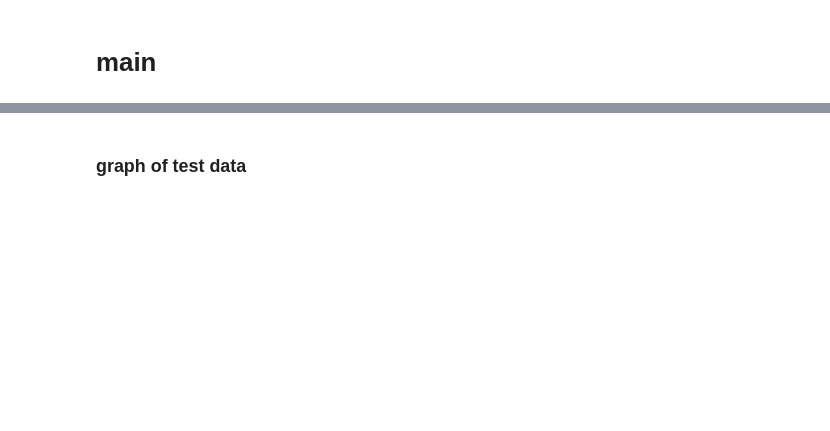
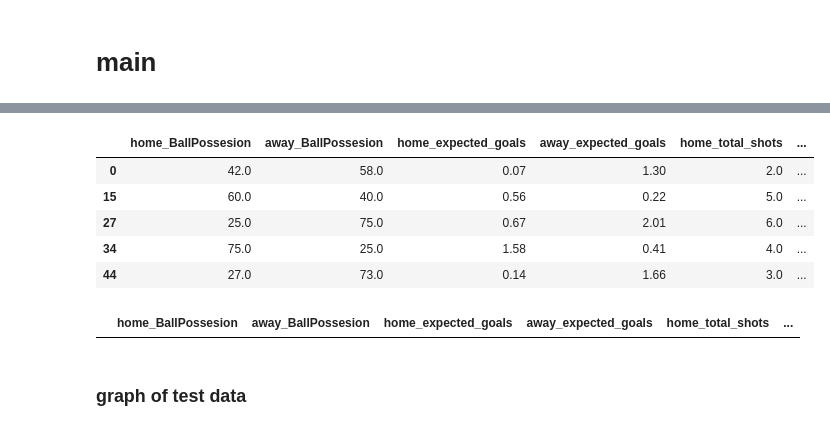
Before and after one commit to brimell/ailvarez, a Jupyter notebook: framework/football_with_teams_full_scoreline_new_data_random_forest.ipynb, the cells around one changed output, grey strips where cells are left out. Saved outputs shown, nothing was run; the diff lists cells and outputs as text; code cells hidden in the pictures; blank space fills up the shorter version.

```diff
--- a/framework/football_with_teams_full_scoreline_new_data_random_forest.ipynb
+++ b/framework/football_with_teams_full_scoreline_new_data_random_forest.ipynb
@@ -115,6 +115,8 @@ from sklearn.preprocessing import LabelEncoder
 import matplotlib.pyplot as plt
 import pandas as pd
 pd.set_option('display.expand_frame_repr', False)
+# pd.options.display.max_rows = 2000
+pd.options.display.max_columns = 2000
 # %%
 Fot = FotMob()
 f = (
@@ -280,0 +296,15 @@ acc, prec
+# %%
+import re
+
+# split home_accurate_passes e.g. 185 (83%) to home_accurate_passes and home_accurate_passes_percentage
+for col in data.columns:
+    if isinstance(data[col][0], str):
+        if data[col][0].endswith(")"):
+            for i in range(len(data)):
+                print(data.loc[i, col])
+                if data.loc[i, col] != "0" and isinstance(data.loc[i, col], str):
+                    pattern = r'(\d+) \((\d+)%\)'
+                    matches = re.findall(pattern, data.loc[i, col])[0]
+
+                    data.loc[i, col] = float(matches[0])
+                    data.loc[i, f"{col}_percentage"] = int(matches[1]) / 100.0
@@ -281,12 +329,24 @@ acc, prec
 # %%
-teams = pd.unique(data[['home_team', 'away_team']].values.ravel('K'))
+
+teams = pd.unique(data[["home_team", "away_team"]].values.ravel("K"))
 
 team_dfs = {}
 
 for team in teams:
-    team_data = data[(data['home_team'] == team) | (data['away_team'] == team)]
-    team_data = team_data.assign(is_home = team_data['home_team'] == team)
+    team_data = data[(data["home_team"] == team) | (data["away_team"] == team)]
+    team_data = team_data.assign(is_home=team_data["home_team"] == team)
     team_data["is_home"] = team_data["is_home"].astype(int)
+
+
+
     team_dfs[team] = team_data
 
-team_dfs['Man City']
+group = team_dfs["Man City"]
+group.head()
+# %% [output]
+|  | home_BallPossesion | away_BallPossesion | home_expected_goals | away_expected_goals | home_total_shots | ... |
+| 0 | 42.0 | 58.0 | 0.07 | 1.30 | 2.0 | ... |
+| 15 | 60.0 | 40.0 | 0.56 | 0.22 | 5.0 | ... |
+| 27 | 25.0 | 75.0 | 0.67 | 2.01 | 6.0 | ... |
+| 34 | 75.0 | 25.0 | 1.58 | 0.41 | 4.0 | ... |
+| 44 | 27.0 | 73.0 | 0.14 | 1.66 | 3.0 | ... |
@@ -305,3 +393,7 @@ new_cols
+# %%
+rolling_averages(group, cols, new_cols)
+# %% [output]
+|  | home_BallPossesion | away_BallPossesion | home_expected_goals | away_expected_goals | home_total_shots | ... |
 # %% [markdown]
 ### graph of test data
 # %%
```
Also changed, not shown: parts of 8 cells of this notebook.
